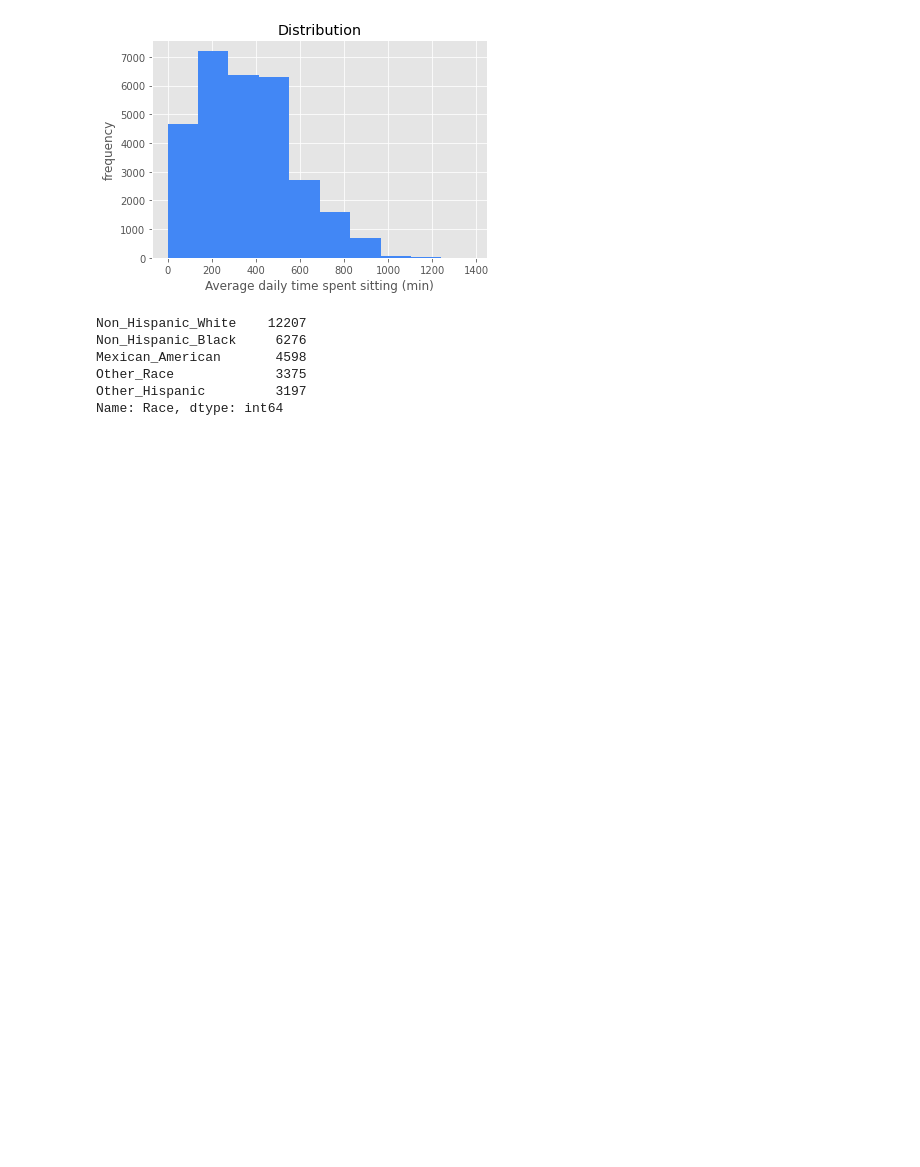
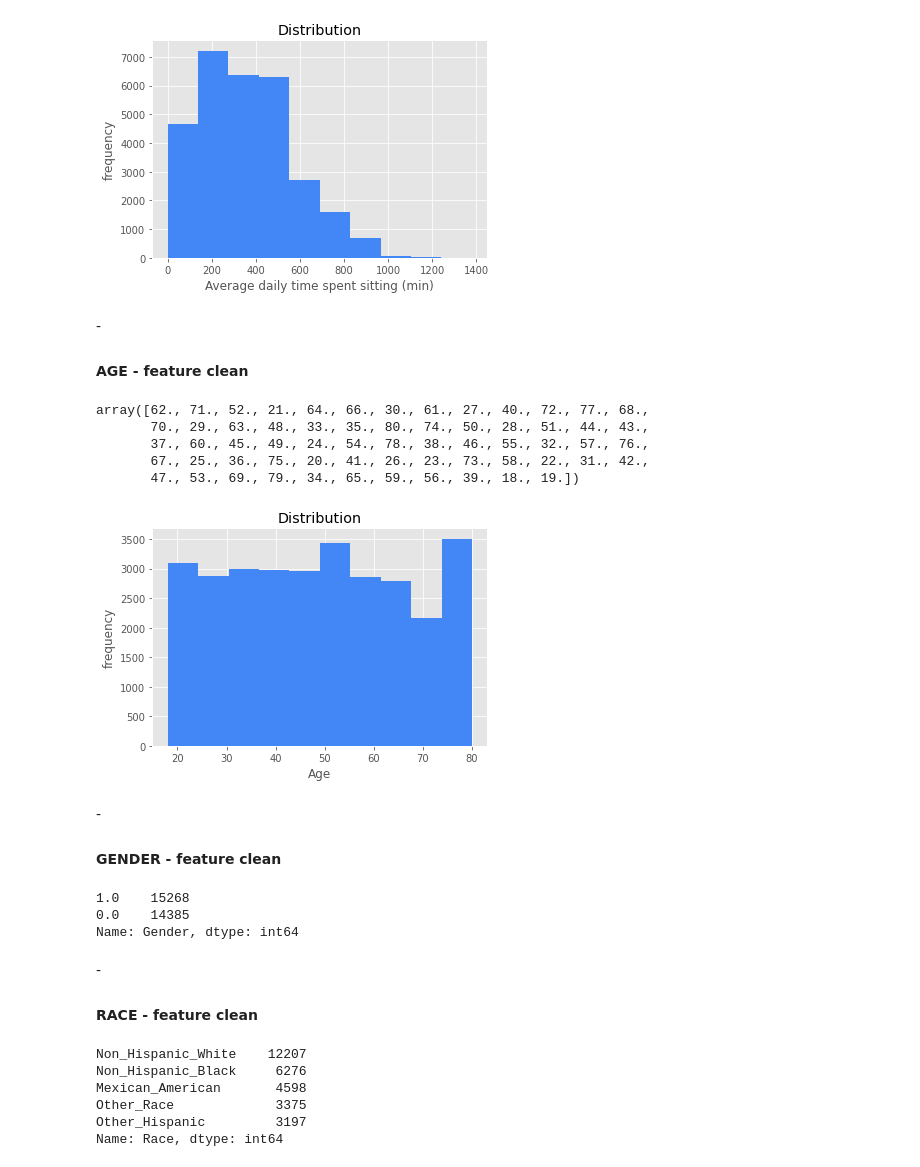
Before and after one commit to cecann10/Test, a Jupyter notebook: Metis_Projects/project_3_celinaplaza/data/NHANES_data_collection.ipynb, the cells around one changed output. Saved outputs shown, nothing was run; the diff lists cells and outputs as text; code cells hidden in the pictures; blank space fills up the shorter version.

```diff
--- a/Metis_Projects/project_3_celinaplaza/data/NHANES_data_collection.ipynb
+++ b/Metis_Projects/project_3_celinaplaza/data/NHANES_data_collection.ipynb
@@ -560,3 +573,6 @@ plt.xlabel('Average daily time spent sitting (min)')
 plt.ylabel('frequency');
 # %% [output]
 [figure]
+# %% [markdown]
+-</br>
+#### AGE - feature clean
@@ -562,0 +589,18 @@ plt.ylabel('frequency');
+# %%
+nhanes_data.Age.unique()
+# %% [output]
+array([62., 71., 52., 21., 64., 66., 30., 61., 27., 40., 72., 77., 68.,
+       70., 29., 63., 48., 33., 35., 80., 74., 50., 28., 51., 44., 43.,
+       37., 60., 45., 49., 24., 54., 78., 38., 46., 55., 32., 57., 76.,
+       67., 25., 36., 75., 20., 41., 26., 23., 73., 58., 22., 31., 42.,
+       47., 53., 69., 79., 34., 65., 59., 56., 39., 18., 19.])
+# %%
+plt.hist(nhanes_data["Age"], color='#4287f5')
+plt.title('Distribution')
+plt.xlabel('Age')
+plt.ylabel('frequency');
+# %% [output]
+[figure, added]
+# %% [markdown]
+-</br>
+#### GENDER - feature clean
@@ -563 +612,10 @@ plt.ylabel('frequency');
+# %%
+nhanes_data['Gender'].value_counts()
+# %% [output]
+1.0    15268
+0.0    14385
+Name: Gender, dtype: int64
+# %% [markdown]
+-</br>
+#### RACE - feature clean
 # %%
```
Also changed, not shown: parts of 30 cells of this notebook, 8 other files.
